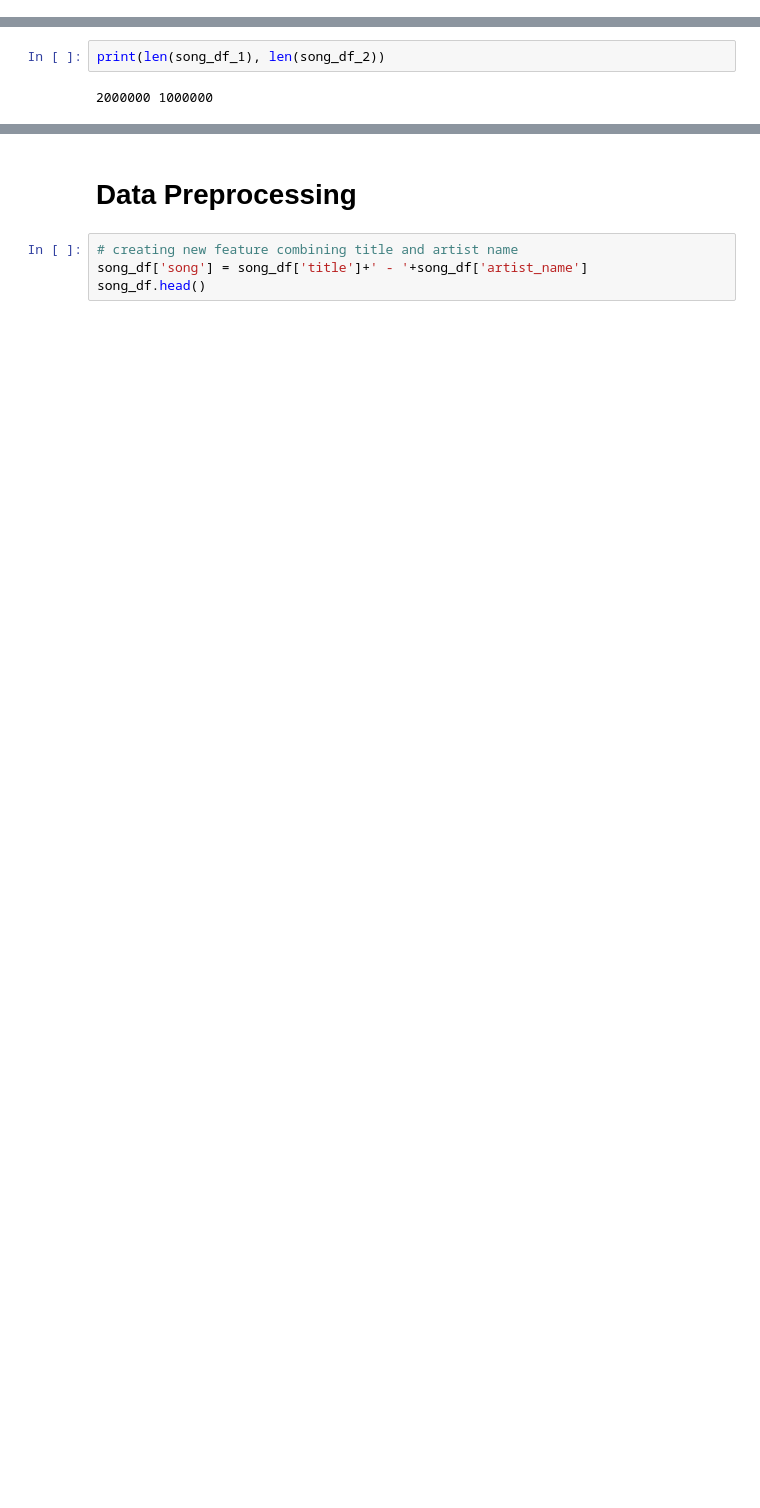
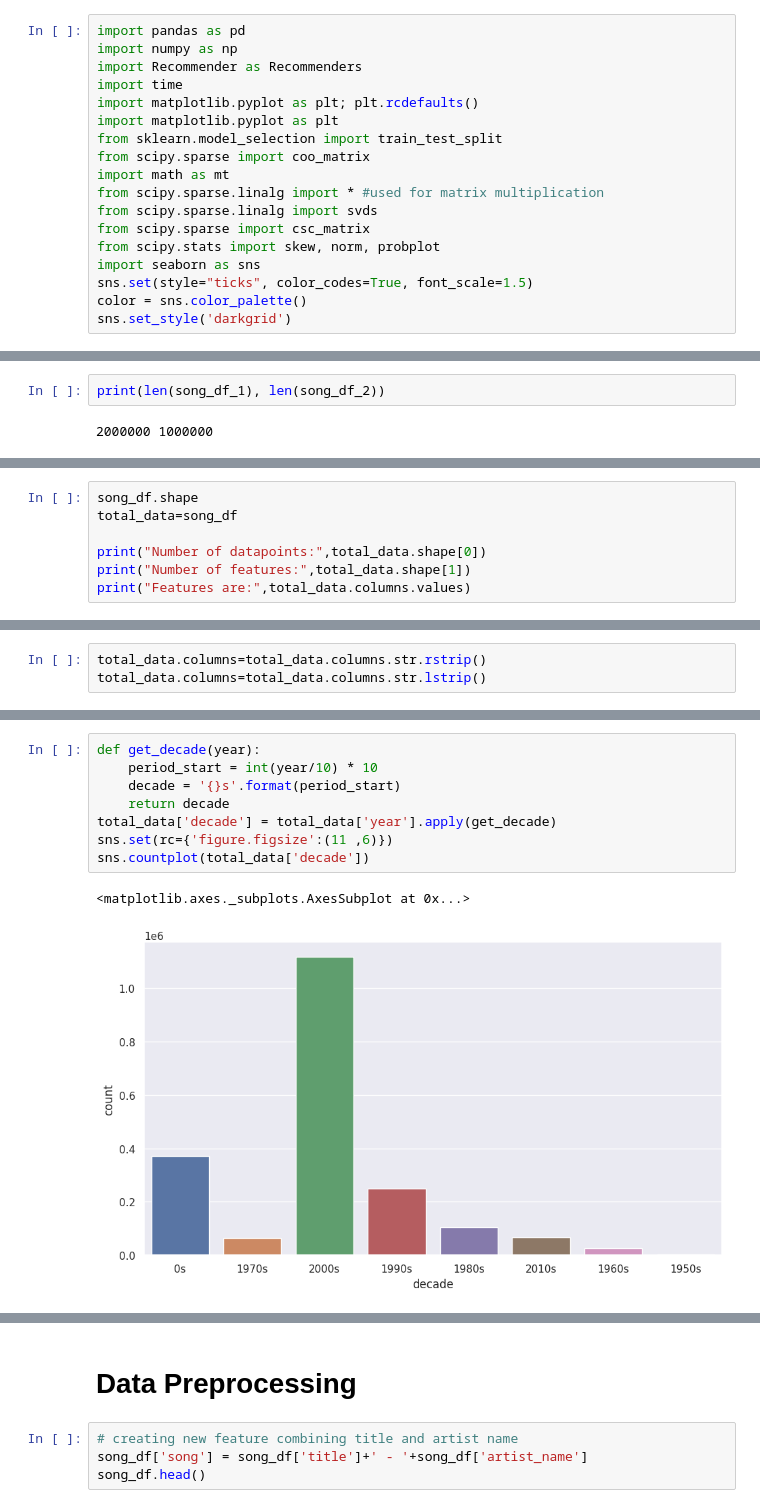
Before and after one commit to Puja-Kumari-909/Music-Recommendation-system, a Jupyter notebook: Music_Recommendation_system.ipynb, the cells around one changed output, grey strips where cells are left out. Saved outputs shown, nothing was run; the diff lists cells and outputs as text; blank space fills up the shorter version.

```diff
--- a/Music_Recommendation_system.ipynb
+++ b/Music_Recommendation_system.ipynb
@@ -11,3 +7,21 @@ import Recommender as Recommenders
+# %%
+import pandas as pd
+import numpy as np
+import Recommender as Recommenders
+import time
+import matplotlib.pyplot as plt; plt.rcdefaults()
+import matplotlib.pyplot as plt
+from sklearn.model_selection import train_test_split
+from scipy.sparse import coo_matrix
+import math as mt
+from scipy.sparse.linalg import * #used for matrix multiplication
+from scipy.sparse.linalg import svds
+from scipy.sparse import csc_matrix
+from scipy.stats import skew, norm, probplot
+import seaborn as sns
+sns.set(style="ticks", color_codes=True, font_scale=1.5)
+color = sns.color_palette()
+sns.set_style('darkgrid')
 # %%
 song_df_1 = pd.read_csv('triplets_file.csv')
 song_df_1.head()
@@ -49,0 +60,7 @@ len(song_df)
+# %%
+song_df.shape
+total_data=song_df
+
+print("Number of datapoints:",total_data.shape[0])
+print("Number of features:",total_data.shape[1])
+print("Features are:",total_data.columns.values)
@@ -49,0 +100,3 @@ len(song_df)
+# %%
+total_data.columns=total_data.columns.str.rstrip()
+total_data.columns=total_data.columns.str.lstrip()
@@ -49,0 +132,11 @@ len(song_df)
+# %%
+def get_decade(year):
+    period_start = int(year/10) * 10
+    decade = '{}s'.format(period_start)
+    return decade
+total_data['decade'] = total_data['year'].apply(get_decade)
+sns.set(rc={'figure.figsize':(11 ,6)})
+sns.countplot(total_data['decade'])
+# %% [output]
+<matplotlib.axes._subplots.AxesSubplot at 0x...>
+[figure, added]
```
Also changed, not shown: parts of 10 cells of this notebook.
